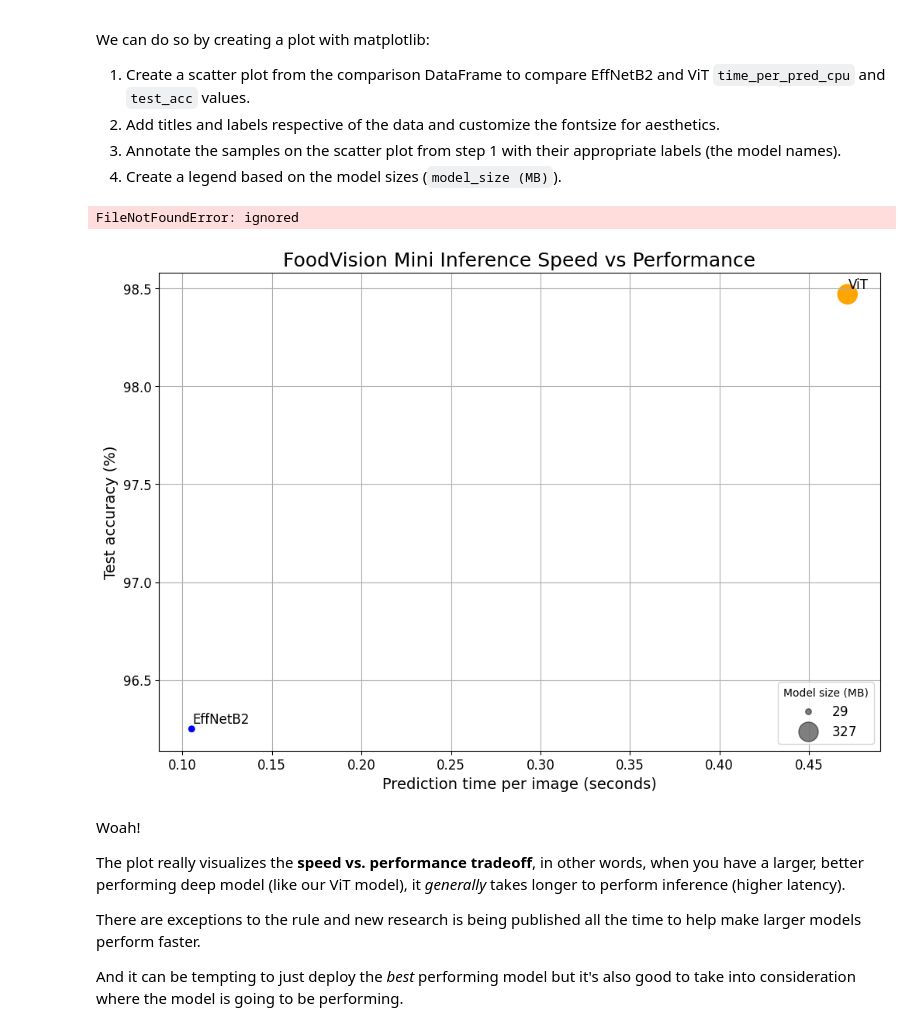
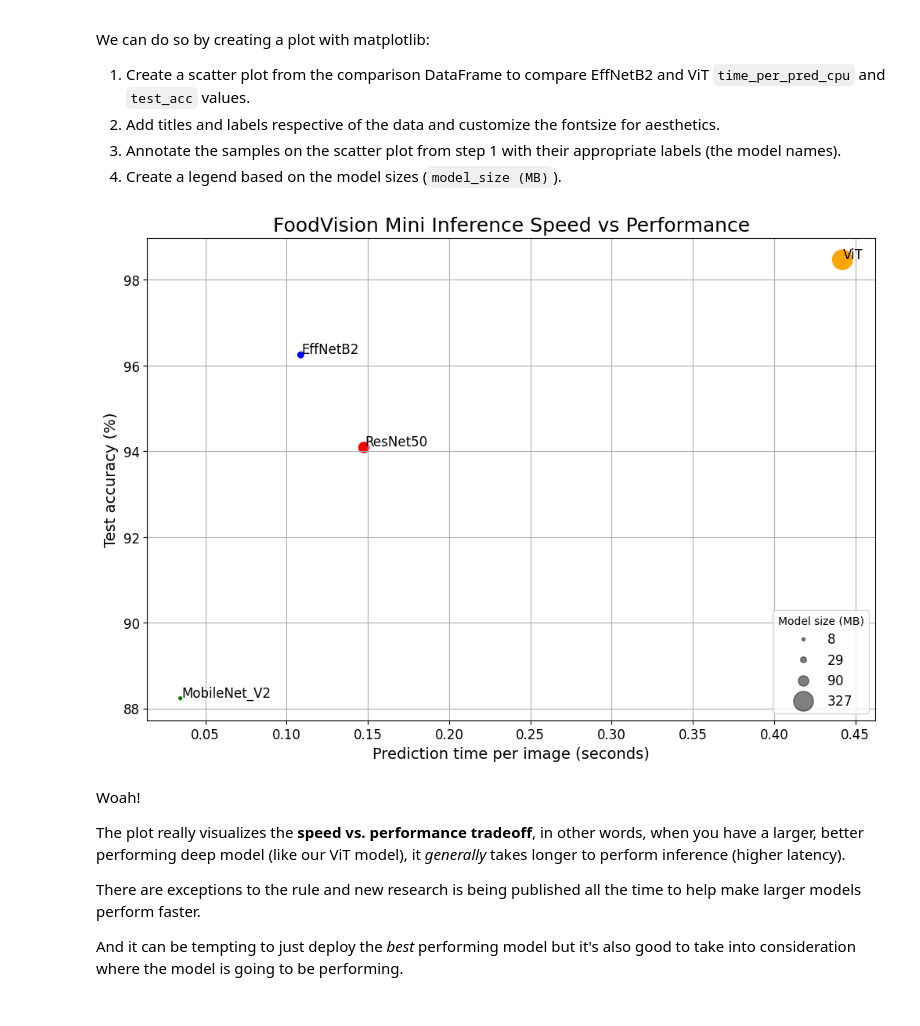
Before and after one commit to pksi/pyTorch_DL_models, a Jupyter notebook: pytorch_model_deployment.ipynb, the cells around one changed output. Saved outputs shown, nothing was run; the diff lists cells and outputs as text; code cells hidden in the pictures.

```diff
--- a/pytorch_model_deployment.ipynb
+++ b/pytorch_model_deployment.ipynb
@@ -1265,10 +1269,10 @@ stats_df
 | 1 | 0.368584 | 88.24 | 2227715 | 8 | 0.0376 | MobileNet_V2 |
 # %%
 # Turn stat dictionaries into DataFrame
-df = pd.DataFrame([effnetb2_stats, vit_stats])
+df = pd.DataFrame([effnetb2_stats, vit_stats,resnet_stats,mbn_stats])
 
 # Add column for model names
-df["model"] = ["EffNetB2", "ViT"]
+df["model"] = ["EffNetB2", "ViT","ResNet50", "MobileNet_V2"]
 
 # Convert accuracy to percentages
 df["test_acc"] = round(df["test_acc"] * 100, 2)
@@ -1324,38 +1330,39 @@ fig, ax = plt.subplots(figsize=(12, 8))
 scatter = ax.scatter(data=df,
                      x="time_per_pred_cpu",
                      y="test_acc",
-                     c=["blue", "orange"], # what colours to use?
+                     c=["blue", "orange","red","green"], # what colours to use?
                      s="model_size (MB)") # size the dots by the model sizes
 
 # 2. Add titles, labels and customize fontsize for aesthetics
 ax.set_title("FoodVision Mini Inference Speed vs Performance", fontsize=18)
 ax.set_xlabel("Prediction time per image (seconds)", fontsize=14)
 ax.set_ylabel("Test accuracy (%)", fontsize=14)
 ax.tick_params(axis='both', labelsize=12)
 ax.grid(True)
 
 # 3. Annotate with model names
 for index, row in df.iterrows():
     ax.annotate(text=row["model"], # note: depending on your version of Matplotlib, you may need to use "s=..." or "text=...", see: https://github.com/faustomorales/keras-ocr/issues/183#issuecomment-977733270
                 xy=(row["time_per_pred_cpu"]+0.0006, row["test_acc"]+0.03),
                 size=12)
 
 # 4. Create a legend based on model sizes
 handles, labels = scatter.legend_elements(prop="sizes", alpha=0.5)
 model_size_legend = ax.legend(handles,
                               labels,
                               loc="lower right",
                               title="Model size (MB)",
                               fontsize=12)
 
 # Save the figure
+from pathlib import Path
+Path("images/").mkdir(parents=True,exist_ok=True)
 plt.savefig("images/09-foodvision-mini-inference-speed-vs-performance.jpg")
 
 # Show the figure
 plt.show()
 # %% [output]
-FileNotFoundError: ignored
-[figure, old version]
+[figure, new version]
 # %% [markdown]
 Woah!
 
```
Also changed, not shown: parts of 21 cells of this notebook.
